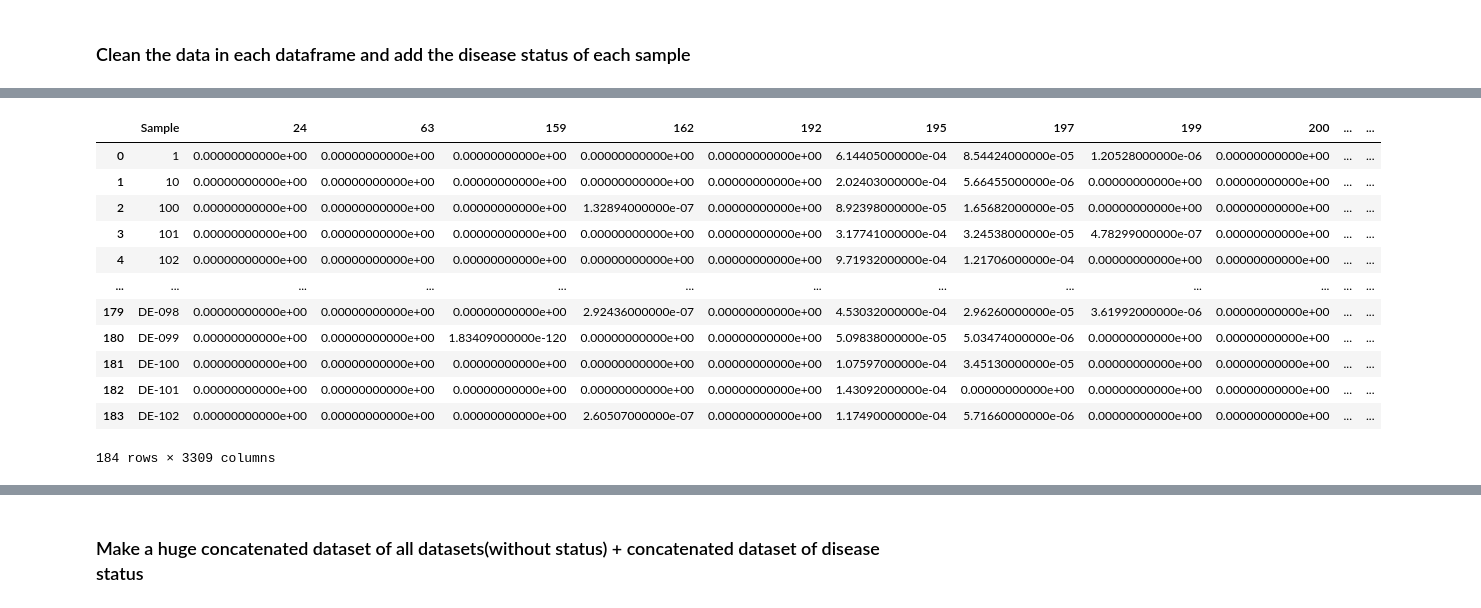
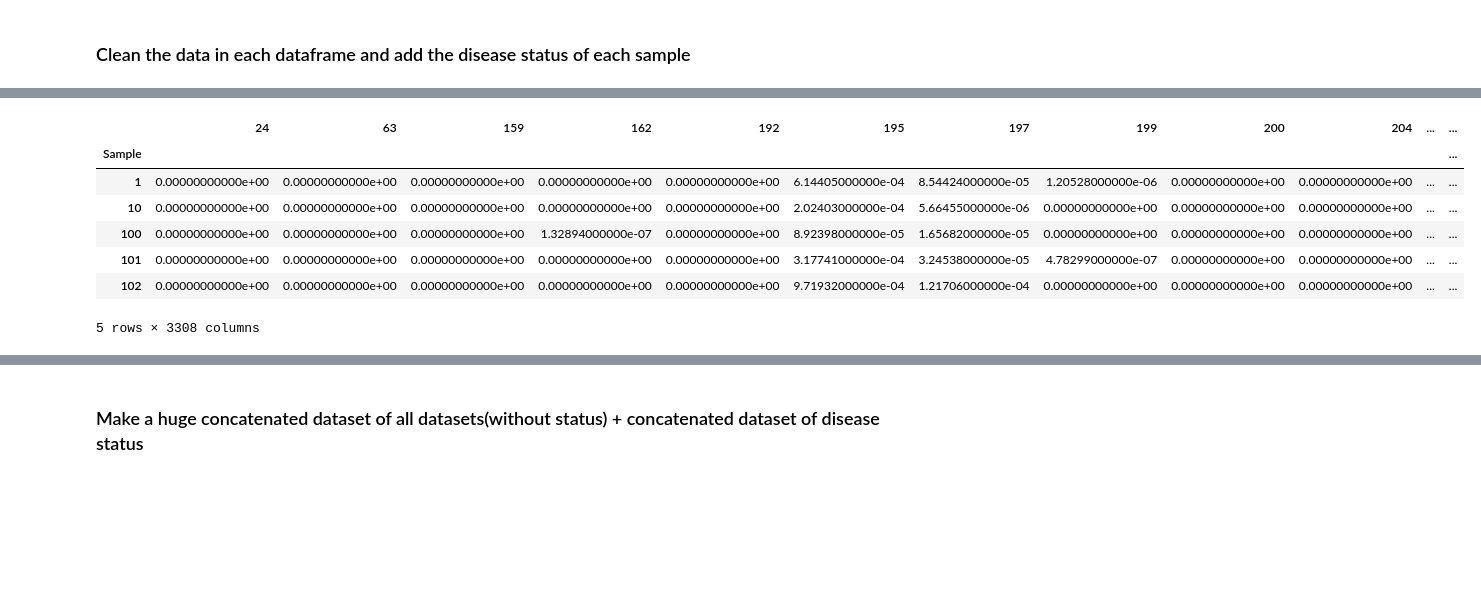
Before and after one commit to arobers1/CSYS5870, a Jupyter notebook: Clean_Concat_Data_RF.ipynb, the cells around one changed output, grey strips where cells are left out. Drawn from its saved outputs; the diff is of its cells as text; code cells hidden in the pictures; blank space fills up the shorter version.

```diff
--- a/Clean_Concat_Data_RF.ipynb
+++ b/Clean_Concat_Data_RF.ipynb
@@ -9,0 +19,2 @@ from combat.pycombat import pycombat
+# %%
+datadir = "centrifuge_data"
@@ -94,29 +144,31 @@ Votmann_df['status'] = vog_meta['casectl']
 # %%
-df_zeller = pd.read_csv(datadir/'centrifuge_abundance_zeller.csv',header=0).reset_index(drop=True)
-df_zeller.rename(columns={df_zeller.columns[0]: 'Sample'}, inplace=True)  #Name the Sample Column (lets keep it for record keeping)
-Zeller_df=df_zeller.set_index('Sample') #Index the Sample Column
+# Read in abundance dataset for Zeller and set 'Sample' column as index
+df_zeller = pd.read_csv(datadir + '/centrifuge_abundance_zeller.csv', header=0).reset_index(drop=True)
+df_zeller.rename(columns={df_zeller.columns[0]: 'Sample'}, inplace=True)
+Zeller_df = df_zeller.set_index('Sample')
 
-Zeller_df = Zeller_df.sort_values(by='Sample')
-Zeller_df = Zeller_df.reset_index()
+# Sort Zeller_df by 'Sample' and reset index
+Zeller_df = Zeller_df.sort_values(by='Sample').reset_index()
 
+# Read in metadata for Zeller and sort by 'No'
+zeller_meta = pd.read_csv('meta_data/metadata_Zeller.csv')
+zeller_meta = zeller_meta.sort_values(by='No').reset_index(drop=True)
 
-zeller_meta = pd.read_csv(datadir/'Zeller_CRC.csv')
-zeller_meta = zeller_meta.sort_values(by='No').reset_index(drop=True)
+# Replace values in 'study_condition' column and add 'status' column to Zeller_df
 zeller_meta['study_condition'] = zeller_meta['study_condition'].replace({'control': 'CTC'})
-Zeller_df['status']=zeller_meta['study_condition']
-Zeller_df
+Zeller_df['status'] = zeller_meta['study_condition']
+
+Zeller_df = Zeller_df.set_index('Sample')
+
+# Display first few rows of Zeller_df
+Zeller_df.head()
 # %% [output]
-|  | Sample | 24 | 63 | 159 | 162 | 192 | 195 | 197 | 199 | 200 | ... | ... |
-| 0 | 1 | 0.00000000000e+00 | 0.00000000000e+00 | 0.00000000000e+00 | 0.00000000000e+00 | 0.00000000000e+00 | 6.14405000000e-04 | 8.54424000000e-05 | 1.20528000000e-06 | 0.00000000000e+00 | ... | ... |
-| 1 | 10 | 0.00000000000e+00 | 0.00000000000e+00 | 0.00000000000e+00 | 0.00000000000e+00 | 0.00000000000e+00 | 2.02403000000e-04 | 5.66455000000e-06 | 0.00000000000e+00 | 0.00000000000e+00 | ... | ... |
-| 2 | 100 | 0.00000000000e+00 | 0.00000000000e+00 | 0.00000000000e+00 | 1.32894000000e-07 | 0.00000000000e+00 | 8.92398000000e-05 | 1.65682000000e-05 | 0.00000000000e+00 | 0.00000000000e+00 | ... | ... |
-| 3 | 101 | 0.00000000000e+00 | 0.00000000000e+00 | 0.00000000000e+00 | 0.00000000000e+00 | 0.00000000000e+00 | 3.17741000000e-04 | 3.24538000000e-05 | 4.78299000000e-07 | 0.00000000000e+00 | ... | ... |
-| 4 | 102 | 0.00000000000e+00 | 0.00000000000e+00 | 0.00000000000e+00 | 0.00000000000e+00 | 0.00000000000e+00 | 9.71932000000e-04 | 1.21706000000e-04 | 0.00000000000e+00 | 0.00000000000e+00 | ... | ... |
-| ... | ... | ... | ... | ... | ... | ... | ... | ... | ... | ... | ... | ... |
-| 179 | DE-098 | 0.00000000000e+00 | 0.00000000000e+00 | 0.00000000000e+00 | 2.92436000000e-07 | 0.00000000000e+00 | 4.53032000000e-04 | 2.96260000000e-05 | 3.61992000000e-06 | 0.00000000000e+00 | ... | ... |
-| 180 | DE-099 | 0.00000000000e+00 | 0.00000000000e+00 | 1.83409000000e-120 | 0.00000000000e+00 | 0.00000000000e+00 | 5.09838000000e-05 | 5.03474000000e-06 | 0.00000000000e+00 | 0.00000000000e+00 | ... | ... |
-| 181 | DE-100 | 0.00000000000e+00 | 0.00000000000e+00 | 0.00000000000e+00 | 0.00000000000e+00 | 0.00000000000e+00 | 1.07597000000e-04 | 3.45130000000e-05 | 0.00000000000e+00 | 0.00000000000e+00 | ... | ... |
-| 182 | DE-101 | 0.00000000000e+00 | 0.00000000000e+00 | 0.00000000000e+00 | 0.00000000000e+00 | 0.00000000000e+00 | 1.43092000000e-04 | 0.00000000000e+00 | 0.00000000000e+00 | 0.00000000000e+00 | ... | ... |
-| 183 | DE-102 | 0.00000000000e+00 | 0.00000000000e+00 | 0.00000000000e+00 | 2.60507000000e-07 | 0.00000000000e+00 | 1.17490000000e-04 | 5.71660000000e-06 | 0.00000000000e+00 | 0.00000000000e+00 | ... | ... |
+|  | 24 | 63 | 159 | 162 | 192 | 195 | 197 | 199 | 200 | 204 | ... | ... |
+| Sample |  |  |  |  |  |  |  |  |  |  |  | ... |
+| 1 | 0.00000000000e+00 | 0.00000000000e+00 | 0.00000000000e+00 | 0.00000000000e+00 | 0.00000000000e+00 | 6.14405000000e-04 | 8.54424000000e-05 | 1.20528000000e-06 | 0.00000000000e+00 | 0.00000000000e+00 | ... | ... |
+| 10 | 0.00000000000e+00 | 0.00000000000e+00 | 0.00000000000e+00 | 0.00000000000e+00 | 0.00000000000e+00 | 2.02403000000e-04 | 5.66455000000e-06 | 0.00000000000e+00 | 0.00000000000e+00 | 0.00000000000e+00 | ... | ... |
+| 100 | 0.00000000000e+00 | 0.00000000000e+00 | 0.00000000000e+00 | 1.32894000000e-07 | 0.00000000000e+00 | 8.92398000000e-05 | 1.65682000000e-05 | 0.00000000000e+00 | 0.00000000000e+00 | 0.00000000000e+00 | ... | ... |
+| 101 | 0.00000000000e+00 | 0.00000000000e+00 | 0.00000000000e+00 | 0.00000000000e+00 | 0.00000000000e+00 | 3.17741000000e-04 | 3.24538000000e-05 | 4.78299000000e-07 | 0.00000000000e+00 | 0.00000000000e+00 | ... | ... |
+| 102 | 0.00000000000e+00 | 0.00000000000e+00 | 0.00000000000e+00 | 0.00000000000e+00 | 0.00000000000e+00 | 9.71932000000e-04 | 1.21706000000e-04 | 0.00000000000e+00 | 0.00000000000e+00 | 0.00000000000e+00 | ... | ... |
-184 rows × 3309 columns
+5 rows × 3308 columns
 # %%
```
Also changed, not shown: parts of 18 cells of this notebook, 1 other file.
